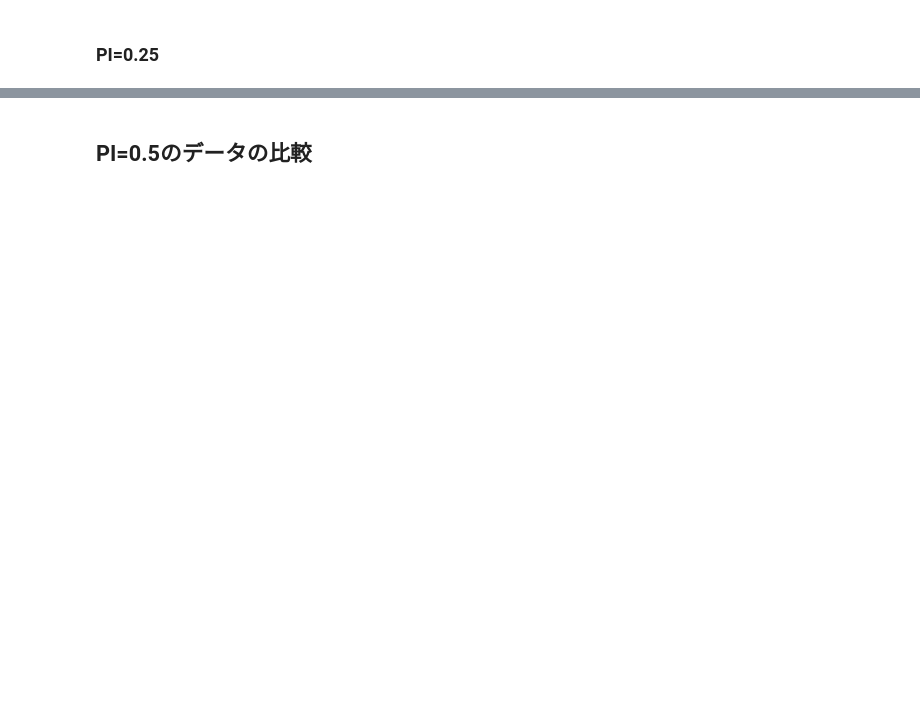
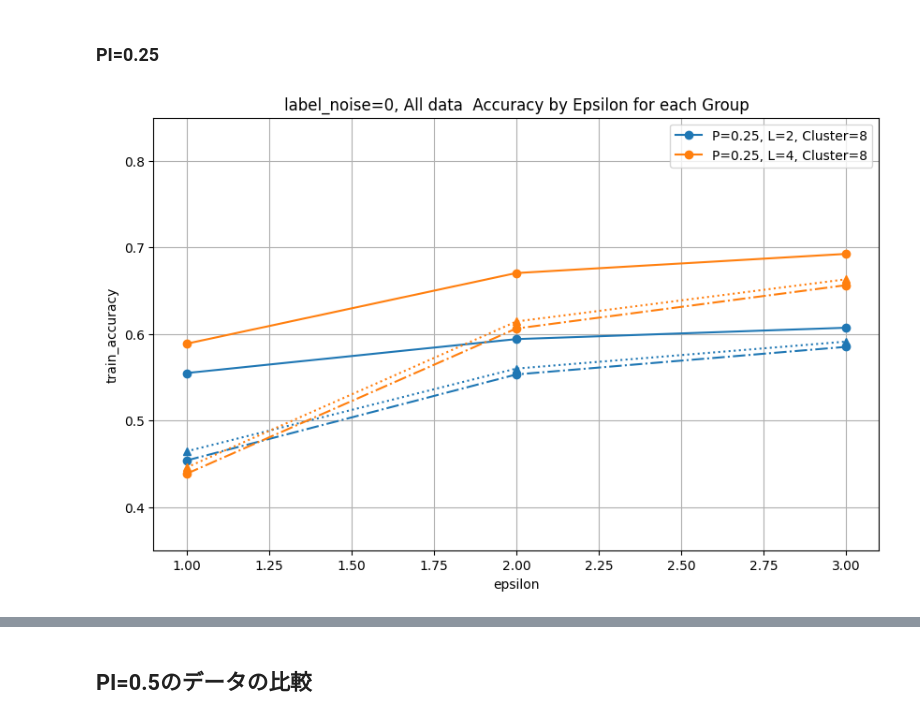
Before and after one commit to ty33-CR7/Advanced-Data-Design, a Jupyter notebook: code/analysis/result_analysis.ipynb, the cells around one changed output, grey strips where cells are left out. Saved outputs shown, nothing was run; the diff lists cells and outputs as text; code cells hidden in the pictures; blank space fills up the shorter version.

```diff
--- a/code/analysis/result_analysis.ipynb
+++ b/code/analysis/result_analysis.ipynb
@@ -55,108 +56,35 @@ eps: 1, P: 196, L: 4, cluster_num: 13 => test_accuracy_mean: 0.69327, train_accu
 # %%
 
 import matplotlib.pyplot as plt
-
 plt.figure(figsize=(10, 6))
-
+label_epsilon=0
 # 'P', 'L', 'cluster_num' でグループ化してループ処理
-groups = result_df[(result_df["P"]==196)&(result_df["label_epsilon"]==2)].groupby(["P","L","cluster_num"])
-
-for name, group in groups:
-    label_str = f"P={name[0]}, L={name[1]}, Cluster={name[2]}"
-
-    # 1. Test Accuracy をプロット（実線 '-'）
-    # 戻り値として Line2D のリストを受け取ります
-    lines = plt.plot(group['epsilon'], group['train_accuracy_mean'], marker='o', linestyle=':', label=label_str)
-
-    # 2. 自動で割り当てられた色を取得
-    color = lines[0].get_color()
-
-    # 3. Train Accuracy をプロット（点線 '--'）
-    # 取得した色 (color) を指定し、同じ色にします
-    # 凡例が重複しないように label は外すか、必要に応じて変更してください
-    #plt.plot(group['epsilon'], group['train_accuracy_mean'], marker='^', linestyle=':', color=color)
-    #plt.plot(group['epsilon'], group['test_noise_accuracy_mean'], marker='o', linestyle='-.', color=color)
-
-# ラベルとタイトルの設定
-plt.xlabel('epsilon')
-plt.ylabel('train_accuracy')
-plt.ylim(0.2, 0.4)
-plt.title('label_noise=2, Train Accuracy by Epsilon for each Group')
-plt.legend() # 凡例を表示
-plt.grid(True)
-
-# 表示
-plt.show()
-
-
-plt.figure(figsize=(10, 6))
-# 'P', 'L', 'cluster_num' でグループ化してループ処理
-groups = result_df[(result_df["P"]==196)&(result_df["label_epsilon"]==2)].groupby(["P","L","cluster_num"])
+groups = result_df[(result_df["P"]==0.25)&(result_df["label_epsilon"]==label_epsilon)].groupby(["P","L","cluster_num"])
 
 for name, group in groups:
     label_str = f"P={name[0]}, L={name[1]}, Cluster={name[2]}"
 
     # 1. Test Accuracy をプロット（実線 '-'）
     # 戻り値として Line2D のリストを受け取ります
     lines = plt.plot(group['epsilon'], group['test_accuracy_mean'], marker='o', label=label_str)
 
     # 2. 自動で割り当てられた色を取得
     color = lines[0].get_color()
 
     # 3. Train Accuracy をプロット（点線 '--'）
     # 取得した色 (color) を指定し、同じ色にします
     # 凡例が重複しないように label は外すか、必要に応じて変更してください
-    #plt.plot(group['epsilon'], group['train_accuracy_mean'], marker='^', linestyle=':', color=color)
-    #plt.plot(group['epsilon'], group['test_noise_accuracy_mean'], marker='o', linestyle='-.', color=color)
+    plt.plot(group['epsilon'], group['train_accuracy_mean'], marker='^', linestyle=':', color=color)
+    plt.plot(group['epsilon'], group['test_noise_accuracy_mean'], marker='o', linestyle='-.', color=color)
 
 # ラベルとタイトルの設定
 plt.xlabel('epsilon')
-plt.ylabel('test_accuracy')
-plt.ylim(0.2, 0.4)
-plt.title('label_noise=2, test_accuracy by Epsilon for each Group')
+plt.ylabel('train_accuracy')
+plt.ylim(0.35, 0.85)
+plt.title(f'label_noise={label_epsilon}, All data  Accuracy by Epsilon for each Group')
 plt.legend() # 凡例を表示
 plt.grid(True)
-
-
-# ラベルとタイトルの設定
-plt.xlabel('epsilon')
-plt.ylabel('test_accuracy')
-plt.ylim(0.2, 0.7)
-plt.title('label_noise=0, Test Accuracy by Epsilon for each Group')
-plt.legend() # 凡例を表示
-plt.grid(True)
-
 # 表示
 plt.show()
-
-
-
-
-plt.figure(figsize=(10, 6))
-
-# 'P', 'L', 'cluster_num' でグループ化してループ処理
-groups = result_df[(result_df["P"]==196)&(result_df["label_epsilon"]==2)].groupby(["P","L","cluster_num"])
-
-for name, group in groups:
-    label_str = f"P={name[0]}, L={name[1]}, Cluster={name[2]}"
-
-    # 1. Test Accuracy をプロット（実線 '-'）
-    # 戻り値として Line2D のリストを受け取ります
-    lines = plt.plot(group['epsilon'], group['test_noise_accuracy_mean'], marker='o', label=label_str)
-
-    # 2. 自動で割り当てられた色を取得
-    color = lines[0].get_color()
-
-    # 3. Train Accuracy をプロット（点線 '--'）
-    # 取得した色 (color) を指定し、同じ色にします
-    # 凡例が重複しないように label は外すか、必要に応じて変更してください
-    #plt.plot(group['epsilon'], group['train_accuracy_mean'], marker='^', linestyle=':', color=color)
-    #plt.plot(group['epsilon'], group['test_noise_accuracy_mean'], marker='o', linestyle='-.', color=color)
-
-# ラベルとタイトルの設定
-plt.xlabel('epsilon')
-plt.ylabel('test_noise_accuracy')
-plt.ylim(0.4, 0.7)
-plt.title('label_noise=2, test_noise_accuracy by Epsilon for each Group')
-plt.legend() # 凡例を表示
-plt.grid(True)
+# %% [output]
+[figure, added]
```
Also changed, not shown: parts of 13 cells of this notebook, 3 other files.
